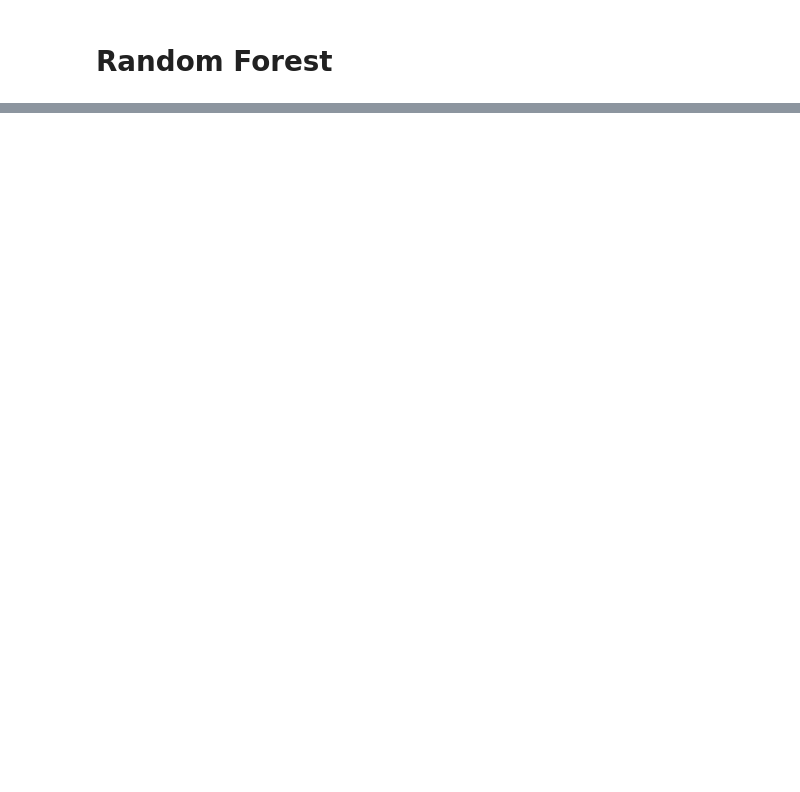
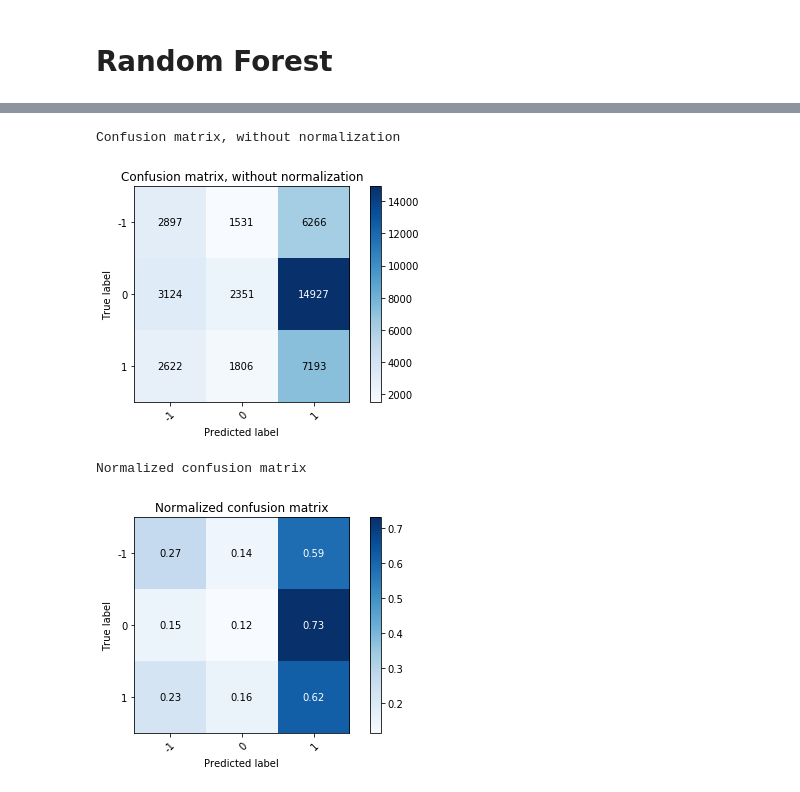
Before and after one commit to tornermarton/SemesterProject, a Jupyter notebook: regression_snapshots.ipynb, the cells around one changed output, grey strips where cells are left out. Saved outputs shown, nothing was run; the diff lists cells and outputs as text; code cells hidden in the pictures; blank space fills up the shorter version.

```diff
--- a/regression_snapshots.ipynb
+++ b/regression_snapshots.ipynb
@@ -284,0 +251,29 @@ Normalized confusion matrix
+# %%
+history_len = 100
+alpha = 0.01
+
+predictions = np.zeros([len(dataset)-history_len], dtype=[("label", int, 1)])
+
+# make predictions
+for i in range(len(dataset)-history_len):
+    mean = np.mean(dataset["wamp"][i:i+history_len])
+    act_wamp = dataset["wamp"][i+history_len]
+    spread = calc_spread(dataset[i+history_len]["snapshot"].flatten(), lob_depth)
+
+    threshold = act_wamp * alpha
+
+    if n_labels == 2:
+        if mean < wamp:
+            predictions[i] = 1
+        else:
+            predictions[i] = -1
+
+    elif n_labels == 3:
+        if mean - wamp < -(threshold):
+            predictions[i] = 1
+        elif mean - wamp > threshold:
+            predictions[i] = -1
+        else:
+            predictions[i] = 0
+    else:
+        raise AttributeError()
@@ -284,0 +292,13 @@ Normalized confusion matrix
+# %%
+# Plot non-normalized confusion matrix
+plot_confusion_matrix(dataset["label"][history_len:], predictions["label"], classes=class_names,
+                      title='Confusion matrix, without normalization')
+
+# Plot normalized confusion matrix
+plot_confusion_matrix(dataset["label"][history_len:], predictions["label"], classes=class_names, normalize=True,
+                      title='Normalized confusion matrix')
+# %% [output]
+Confusion matrix, without normalization
+[figure, added]
+Normalized confusion matrix
+[figure, added]
```
Also changed, not shown: parts of 31 cells of this notebook.
